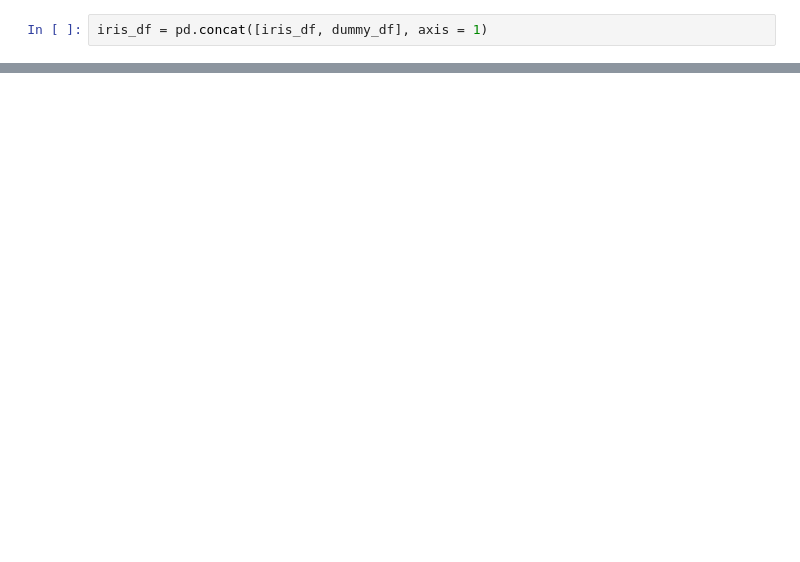
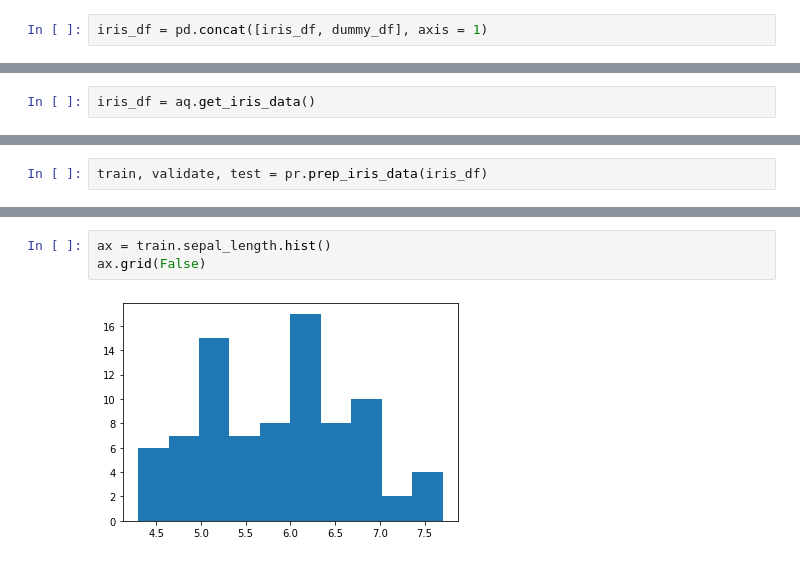
Before and after one commit to mariamnaqvi/classification-exercises, a Jupyter notebook: classification_exercises.ipynb, the cells around one changed output, grey strips where cells are left out. Drawn from its saved outputs; the diff is of its cells as text; blank space fills up the shorter version.

```diff
--- a/classification_exercises.ipynb
+++ b/classification_exercises.ipynb
@@ -457,0 +219,2 @@ iris_df.shape
+# %%
+iris_df = aq.get_iris_data()
@@ -457,0 +230,2 @@ iris_df.shape
+# %%
+train, validate, test = pr.prep_iris_data(iris_df)
@@ -457,0 +263,5 @@ iris_df.shape
+# %%
+ax = train.sepal_length.hist()
+ax.grid(False)
+# %% [output]
+[figure, added]
```
Also changed, not shown: parts of 96 cells of this notebook.
